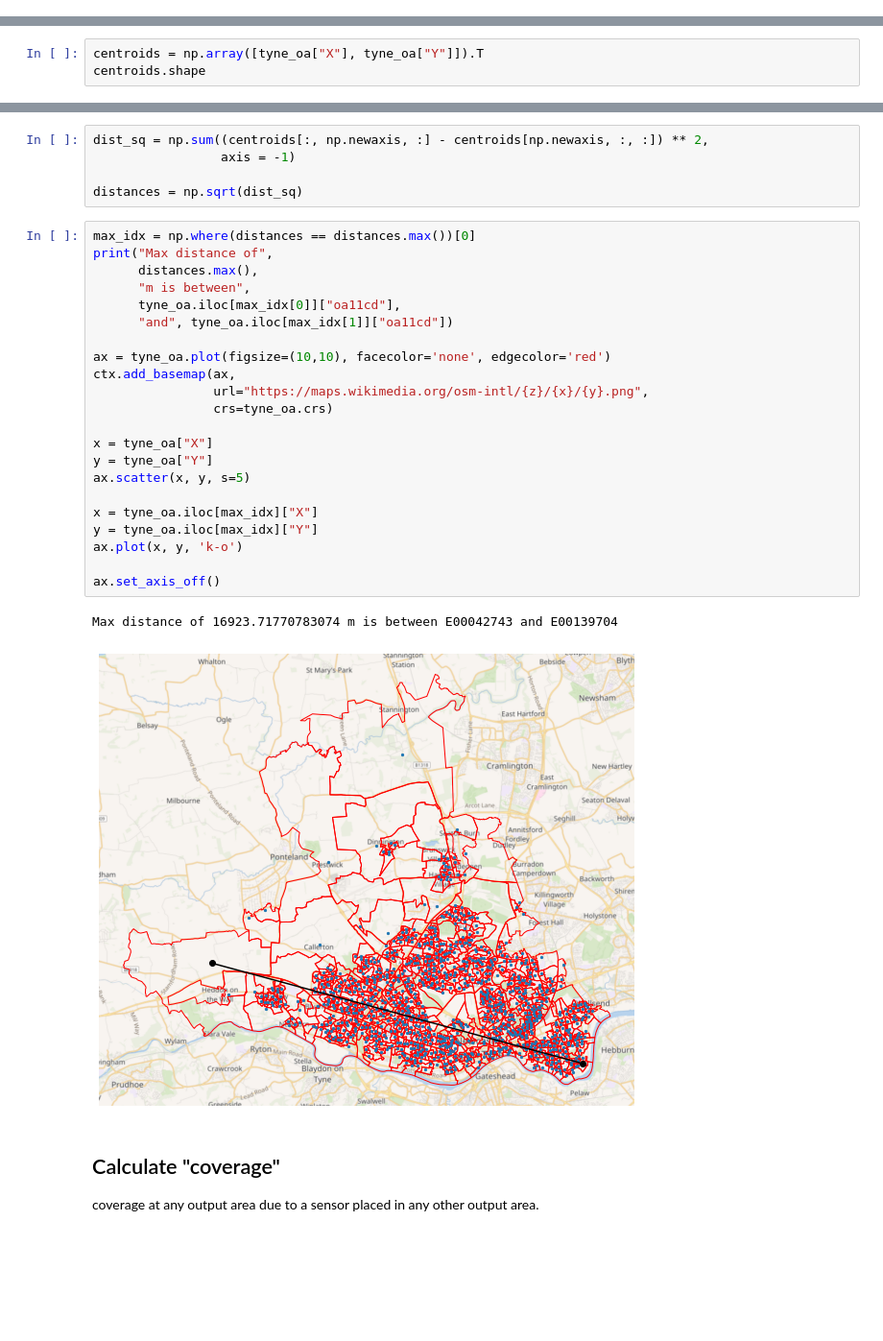
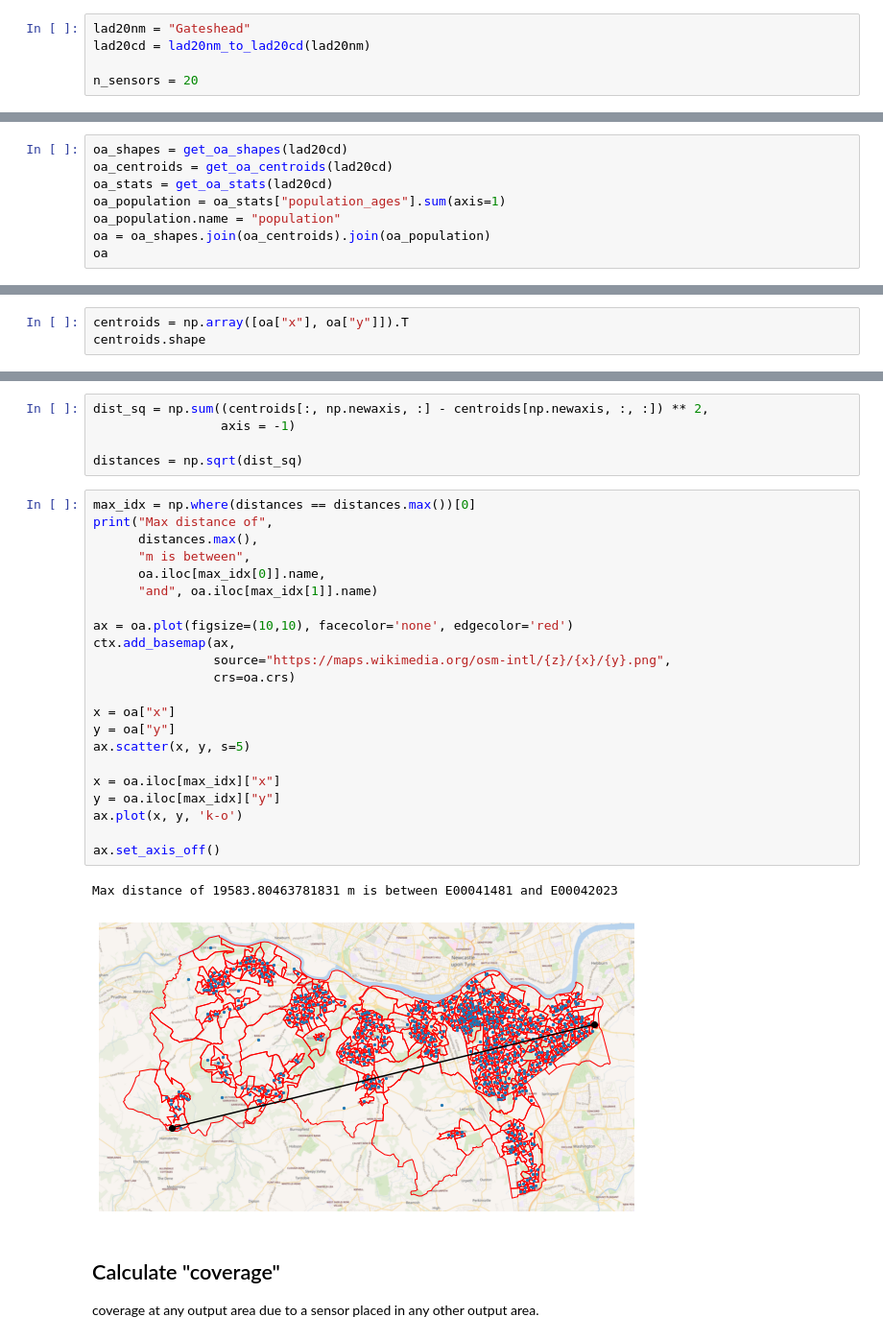
Before and after one commit to alan-turing-institute/spatial-inequality, a Jupyter notebook: notebooks/optimisation_scipy.ipynb, the cells around one changed output, grey strips where cells are left out. Shown at 96% size. Saved outputs shown, nothing was run; the diff lists cells and outputs as text; blank space fills up the shorter version.

```diff
--- a/notebooks/optimisation_scipy.ipynb
+++ b/notebooks/optimisation_scipy.ipynb
@@ -15,3 +22,8 @@ n_sensors = 20
+# %%
+lad20nm = "Gateshead"
+lad20cd = lad20nm_to_lad20cd(lad20nm)
+
+n_sensors = 20
 # %% [markdown]
 ## Load Data
 
@@ -36,0 +31,8 @@ populations = tyne_oa["Population"]
+# %%
+oa_shapes = get_oa_shapes(lad20cd)
+oa_centroids = get_oa_centroids(lad20cd)
+oa_stats = get_oa_stats(lad20cd)
+oa_population = oa_stats["population_ages"].sum(axis=1)
+oa_population.name = "population"
+oa = oa_shapes.join(oa_centroids).join(oa_population)
+oa
@@ -37,6 +62,6 @@ populations = tyne_oa["Population"]
 # %% [markdown]
 ## Calculate Distances Between Output Areas
 # %%
-centroids = np.array([tyne_oa["X"], tyne_oa["Y"]]).T
+centroids = np.array([oa["x"], oa["y"]]).T
 centroids.shape
 # %% [output]
@@ -49,28 +74,28 @@ distances = np.sqrt(dist_sq)
 # %%
 max_idx = np.where(distances == distances.max())[0]
 print("Max distance of",
       distances.max(),
       "m is between",
-      tyne_oa.iloc[max_idx[0]]["oa11cd"],
-      "and", tyne_oa.iloc[max_idx[1]]["oa11cd"])
+      oa.iloc[max_idx[0]].name,
+      "and", oa.iloc[max_idx[1]].name)
 
-ax = tyne_oa.plot(figsize=(10,10), facecolor='none', edgecolor='red')
+ax = oa.plot(figsize=(10,10), facecolor='none', edgecolor='red')
 ctx.add_basemap(ax,
-                url="https://maps.wikimedia.org/osm-intl/{z}/{x}/{y}.png",
-                crs=tyne_oa.crs)
+                source="https://maps.wikimedia.org/osm-intl/{z}/{x}/{y}.png",
+                crs=oa.crs)
 
-x = tyne_oa["X"]
-y = tyne_oa["Y"]
+x = oa["x"]
+y = oa["y"]
 ax.scatter(x, y, s=5)
 
-x = tyne_oa.iloc[max_idx]["X"]
-y = tyne_oa.iloc[max_idx]["Y"]
+x = oa.iloc[max_idx]["x"]
+y = oa.iloc[max_idx]["y"]
 ax.plot(x, y, 'k-o')
 
 ax.set_axis_off()
 # %% [output]
-Max distance of 16923.71770783074 m is between E00042743 and E00139704
+Max distance of 19583.80463781831 m is between E00041481 and E00042023
-[figure, old version]
+[figure, new version]
 # %% [markdown]
 ## Calculate "coverage"
 
```
Also changed, not shown: parts of 22 cells of this notebook, 13 other files.
